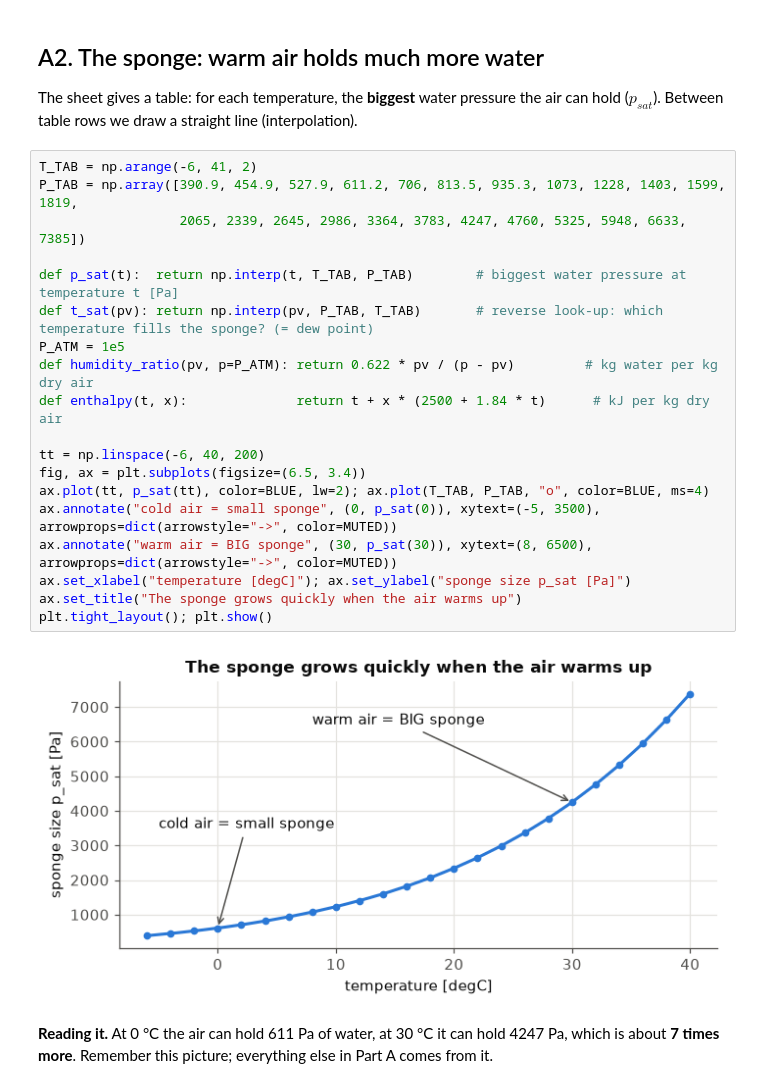
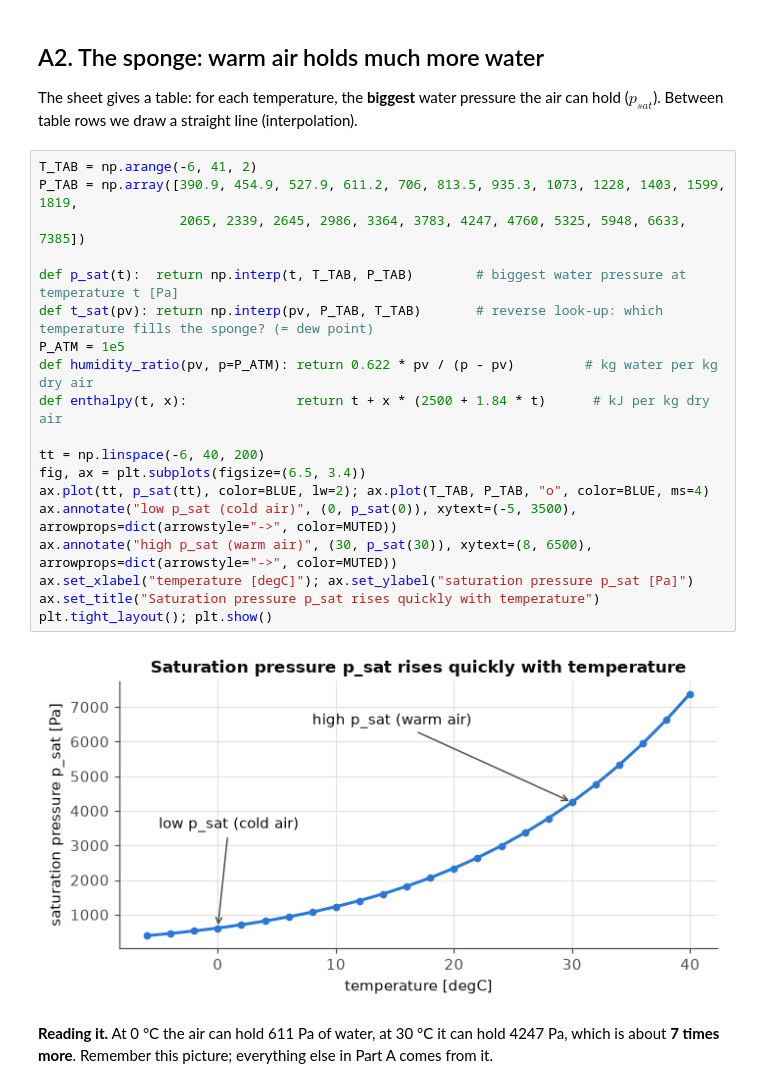
Before and after one commit to mariosakka/human-centric-ai-for-energy-management-labs, a Jupyter notebook: lab-2/explanation-notebooks/lab-2-plus-lecture-challenge/lab-2-in-depth-simple.ipynb, the cells around one changed output. Cells and saved outputs as stored; diff of their text form.

```diff
--- a/lab-2/explanation-notebooks/lab-2-plus-lecture-challenge/lab-2-in-depth-simple.ipynb
+++ b/lab-2/explanation-notebooks/lab-2-plus-lecture-challenge/lab-2-in-depth-simple.ipynb
@@ -85,24 +85,24 @@ The sheet gives a table: for each temperature, the **biggest** water pressure th
 # %%
 T_TAB = np.arange(-6, 41, 2)
 P_TAB = np.array([390.9, 454.9, 527.9, 611.2, 706, 813.5, 935.3, 1073, 1228, 1403, 1599, 1819,
                   2065, 2339, 2645, 2986, 3364, 3783, 4247, 4760, 5325, 5948, 6633, 7385])
 
 def p_sat(t):  return np.interp(t, T_TAB, P_TAB)        # biggest water pressure at temperature t [Pa]
 def t_sat(pv): return np.interp(pv, P_TAB, T_TAB)       # reverse look-up: which temperature fills the sponge? (= dew point)
 P_ATM = 1e5
 def humidity_ratio(pv, p=P_ATM): return 0.622 * pv / (p - pv)         # kg water per kg dry air
 def enthalpy(t, x):              return t + x * (2500 + 1.84 * t)      # kJ per kg dry air
 
 tt = np.linspace(-6, 40, 200)
 fig, ax = plt.subplots(figsize=(6.5, 3.4))
 ax.plot(tt, p_sat(tt), color=BLUE, lw=2); ax.plot(T_TAB, P_TAB, "o", color=BLUE, ms=4)
-ax.annotate("cold air = small sponge", (0, p_sat(0)), xytext=(-5, 3500), arrowprops=dict(arrowstyle="->", color=MUTED))
-ax.annotate("warm air = BIG sponge", (30, p_sat(30)), xytext=(8, 6500), arrowprops=dict(arrowstyle="->", color=MUTED))
-ax.set_xlabel("temperature [degC]"); ax.set_ylabel("sponge size p_sat [Pa]")
-ax.set_title("The sponge grows quickly when the air warms up")
+ax.annotate("low p_sat (cold air)", (0, p_sat(0)), xytext=(-5, 3500), arrowprops=dict(arrowstyle="->", color=MUTED))
+ax.annotate("high p_sat (warm air)", (30, p_sat(30)), xytext=(8, 6500), arrowprops=dict(arrowstyle="->", color=MUTED))
+ax.set_xlabel("temperature [degC]"); ax.set_ylabel("saturation pressure p_sat [Pa]")
+ax.set_title("Saturation pressure p_sat rises quickly with temperature")
 plt.tight_layout(); plt.show()
 # %% [output]
-[figure, old version]
+[figure, new version]
 # %% [markdown]
 **Reading it.** At 0 °C the air can hold 611 Pa of water, at 30 °C it can hold 4247 Pa, which is about **7 times more**. Remember this picture; everything else in Part A comes from it.
 # %% [markdown]
```
Also changed, not shown: parts of 11 cells of this notebook, 3 other files.
